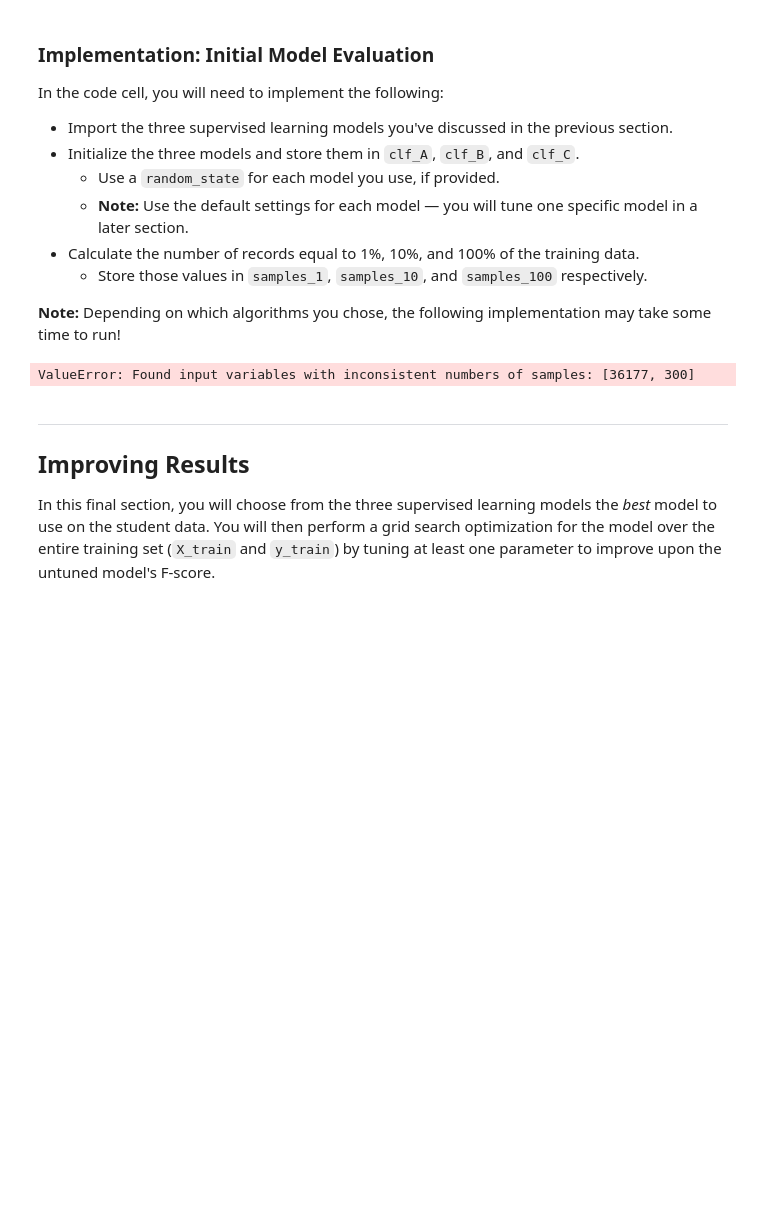
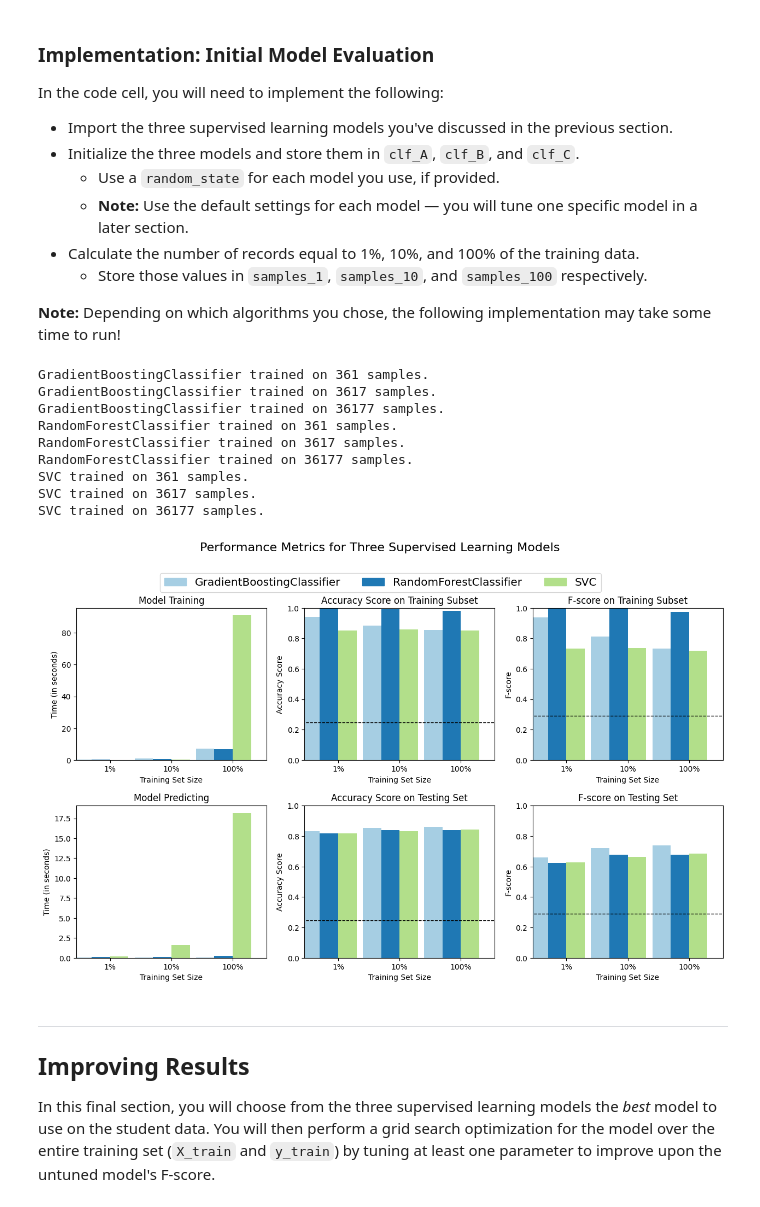
Before and after one commit to EssaAlsharif/Finding-Donors-Project, a Jupyter notebook: finding_donors.ipynb, the cells around one changed output. Cells and saved outputs as stored; diff of their text form; code cells hidden in the pictures; blank space fills up the shorter version.

```diff
--- a/finding_donors.ipynb
+++ b/finding_donors.ipynb
@@ -362,7 +362,7 @@ def train_predict(learner, sample_size, X_train, y_train, X_test, y_test):
 
     # TODO: Fit the learner to the training data using slicing with 'sample_size' using .fit(training_features[:], training_labels[:])
     start = time() # Get start time
-    learner = learner.fit(X_train, y_train)
+    learner = learner.fit(X_train[:sample_size], y_train[:sample_size])
     end = time() # Get end time
 
     # TODO: Calculate the training time
@@ -379,16 +379,16 @@ def train_predict(learner, sample_size, X_train, y_train, X_test, y_test):
     results['pred_time'] = end - start
 
     # TODO: Compute accuracy on the first 300 training samples which is y_train[:300]
-    results['acc_train'] = accuracy_score(y_train,predictions_train)
+    results['acc_train'] = accuracy_score(y_train[:300],predictions_train)
 
     # TODO: Compute accuracy on test set using accuracy_score()
     results['acc_test'] = accuracy_score(y_test,predictions_test)
 
     # TODO: Compute F-score on the the first 300 training samples using fbeta_score()
-    results['f_train'] = fbeta_score(y_train,predictions_train)
+    results['f_train'] = fbeta_score(y_train[:300],predictions_train, beta=0.5)
 
     # TODO: Compute F-score on the test set which is y_test
-    results['f_test'] = fbeta_score(y_test,predictions_test)
+    results['f_test'] = fbeta_score(y_test,predictions_test,beta=0.5)
 
     # Success
     print("{} trained on {} samples.".format(learner.__class__.__name__, sample_size))
@@ -409,34 +409,43 @@ In the code cell, you will need to implement the following:
 # %%
 # TODO: Import the three supervised learning models from sklearn
 from sklearn.ensemble import GradientBoostingClassifier, RandomForestClassifier
 from sklearn import svm
 
 # TODO: Initialize the three models
 clf_A = GradientBoostingClassifier()
 clf_B = RandomForestClassifier()
 clf_C = svm.SVC()
 
 # TODO: Calculate the number of samples for 1%, 10%, and 100% of the training data
 # HINT: samples_100 is the entire training set i.e. len(y_train)
 # HINT: samples_10 is 10% of samples_100 (ensure to set the count of the values to be `int` and not `float`)
 # HINT: samples_1 is 1% of samples_100 (ensure to set the count of the values to be `int` and not `float`)
 samples_100 = X_train.shape[0]
-samples_10 = 0.1*X_train.shape[0]
-samples_1 = 0.01*X_train.shape[0]
+samples_10 = int(0.1*X_train.shape[0])
+samples_1 = int(0.01*X_train.shape[0])
 
 # Collect results on the learners
 results = {}
 for clf in [clf_A, clf_B, clf_C]:
     clf_name = clf.__class__.__name__
     results[clf_name] = {}
     for i, samples in enumerate([samples_1, samples_10, samples_100]):
         results[clf_name][i] = \
         train_predict(clf, samples, X_train, y_train, X_test, y_test)
 
 # Run metrics visualization for the three supervised learning models chosen
 vs.evaluate(results, accuracy, fscore)
 # %% [output]
-ValueError: Found input variables with inconsistent numbers of samples: [36177, 300]
+GradientBoostingClassifier trained on 361 samples.
+GradientBoostingClassifier trained on 3617 samples.
+GradientBoostingClassifier trained on 36177 samples.
+RandomForestClassifier trained on 361 samples.
+RandomForestClassifier trained on 3617 samples.
+RandomForestClassifier trained on 36177 samples.
+SVC trained on 361 samples.
+SVC trained on 3617 samples.
+SVC trained on 36177 samples.
+[figure, added]
 # %% [markdown]
 ----
 ## Improving Results
```
Also changed, not shown: parts of 1 cell of this notebook.
